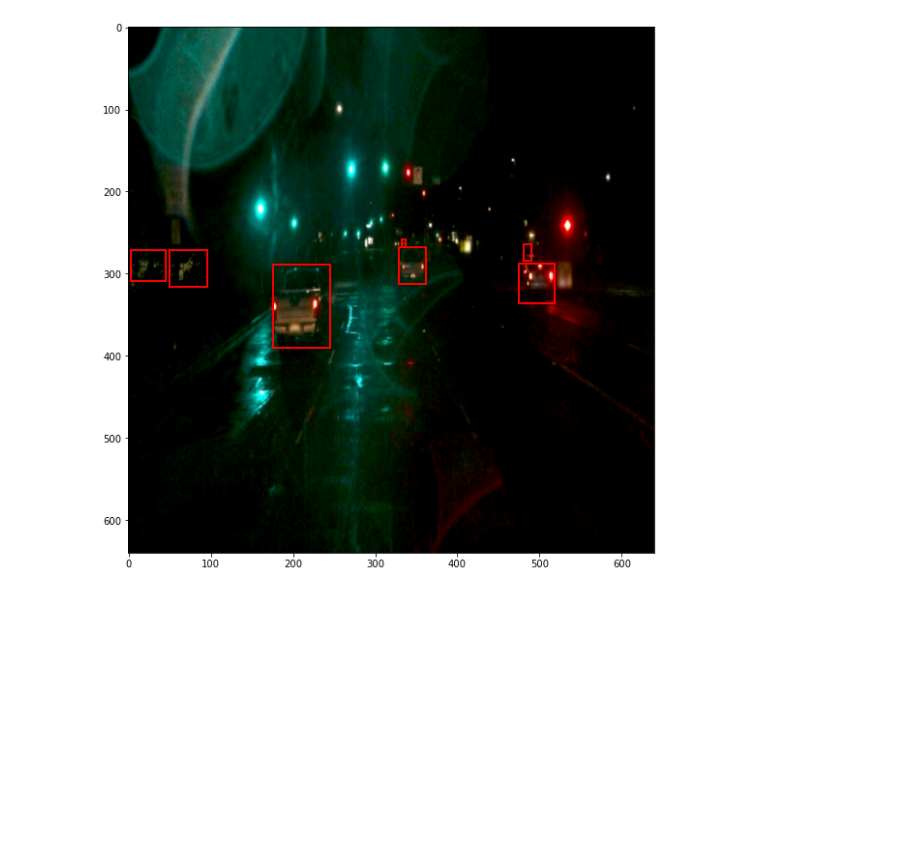
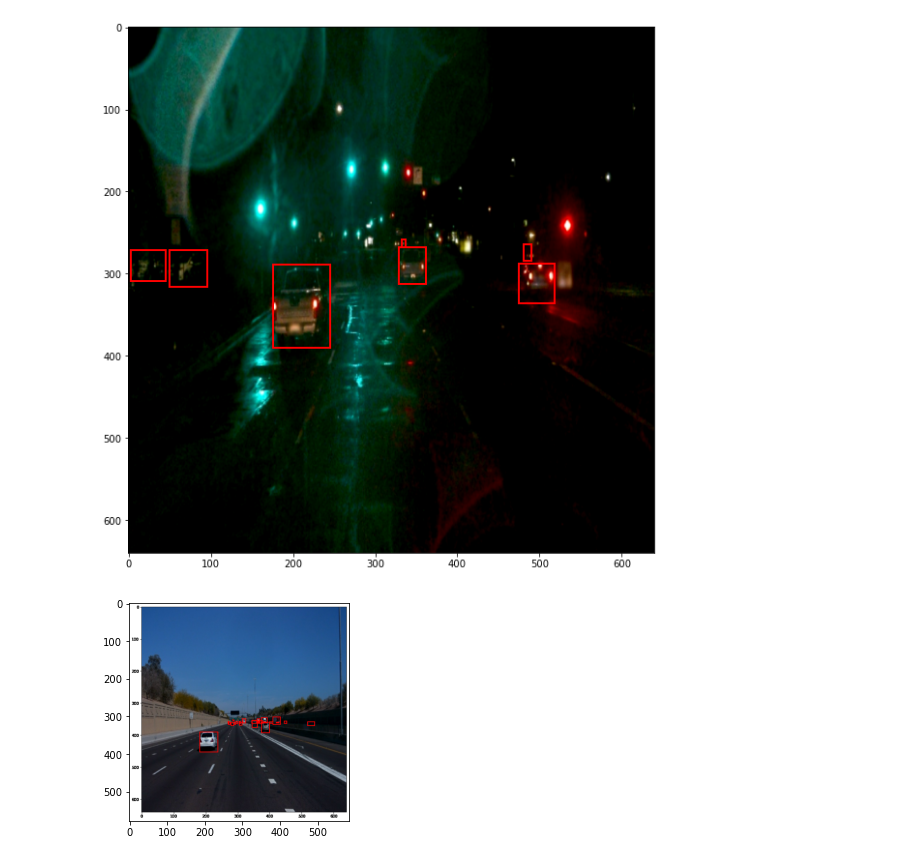
Before and after one commit to nd-self-driving-car/p01-object-detection, a Jupyter notebook: Explore augmentations.ipynb, the cells around one changed output. Drawn from its saved outputs; the diff is of its cells as text; code cells hidden in the pictures; blank space fills up the shorter version.

```diff
--- a/Explore augmentations.ipynb
+++ b/Explore augmentations.ipynb
@@ -71,0 +77,8 @@ for batch in train_dataset.take(1):
+# %%
+pillow_image = Image.open('images/aug_image.png').convert('RGB')
+image = np.array(pillow_image)
+# %%
+plt.imshow(image)
+plt.show()
+# %% [output]
+[figure, added]
```
Also changed, not shown: parts of 8 cells of this notebook, 13 other files.
